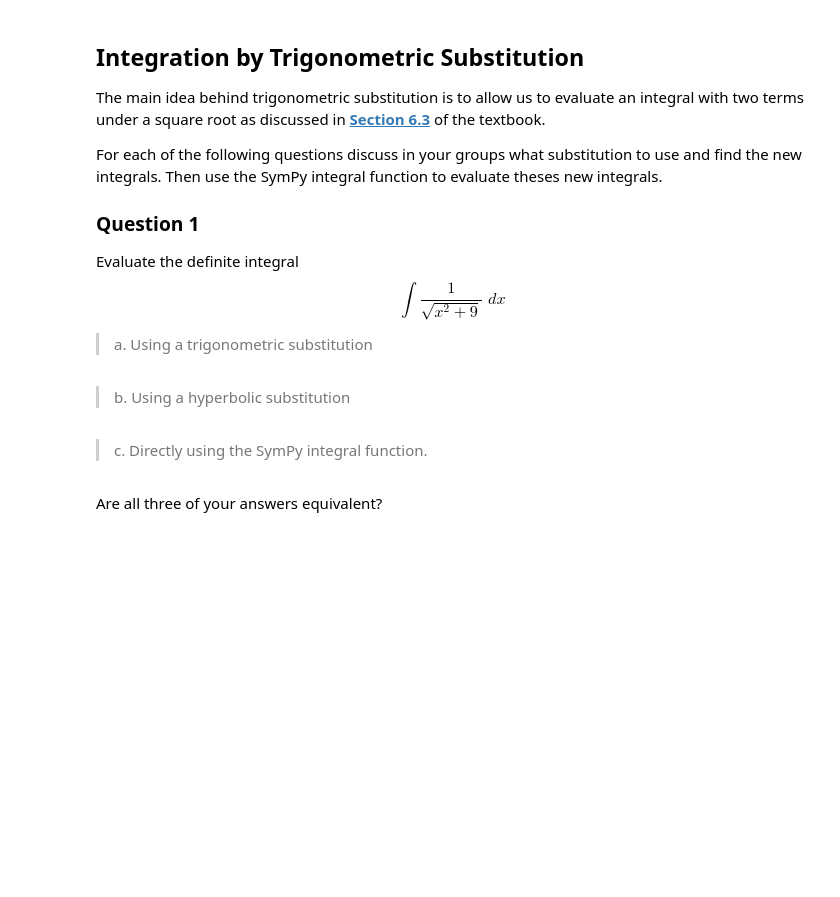
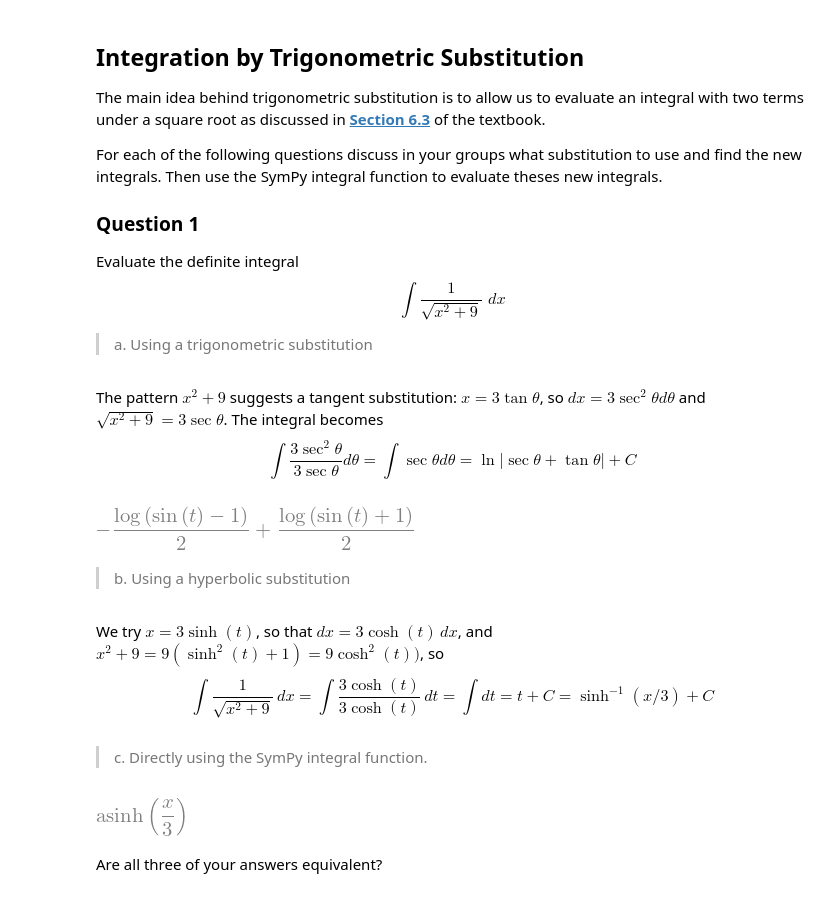
Before and after one commit to sean-fitzpatrick/MATH2565-Tutorials-Spring23, a Jupyter notebook: Tutorial2-IntegrationTechniques.ipynb, the cells around one changed output. Saved outputs shown, nothing was run; the diff lists cells and outputs as text; code cells hidden in the pictures; blank space fills up the shorter version.

```diff
--- a/Tutorial2-IntegrationTechniques.ipynb
+++ b/Tutorial2-IntegrationTechniques.ipynb
@@ -15,10 +15,27 @@ For each of the following questions discuss in your groups what substitution to
 Evaluate the definite integral
 $$\int \frac{1}{\sqrt{x^2+9}}\,\, dx$$
 > a. Using a trigonometric substitution
+# %% [markdown]
+The pattern $x^2+9$ suggests a tangent substitution: $x=3\tan\theta$, so $dx=3\sec^2\theta d\theta$ and $\sqrt{x^2+9} = 3\sec\theta$.
+The integral becomes
+$$\int \frac{3\sec^2\theta}{3\sec\theta}d\theta = \int \sec\theta d\theta = \ln\lvert \sec\theta+\tan\theta\rvert +C$$
+# %%
+t = sy.symbols('t')
+sy.integrate(sy.sec(t),t)
+# %% [output]
+[figure, added]
 # %% [markdown]
 > b. Using a hyperbolic substitution
+# %% [markdown]
+We try $x=3\sinh(t)$, so that $dx=3\cosh(t)\,dx$, and $x^2+9 = 9(\sinh^2(t)+1)=9\cosh^2(t))$, so
+$$\int\frac{1}{\sqrt{x^2+9}}\,dx = \int \frac{3\cosh(t)}{3\cosh(t)}\,dt = \int dt = t+C = \sinh^{-1}(x/3)+C$$
 # %% [markdown]
 > c. Directly using the SymPy integral function.
+# %%
+x = sy.symbols('x')
+sy.integrate(1/sy.sqrt(x**2+9),x)
+# %% [output]
+[figure, added]
 # %% [markdown]
 Are all three of your answers equivalent?
 # %% [markdown]
```
Also changed, not shown: parts of 22 cells of this notebook.
